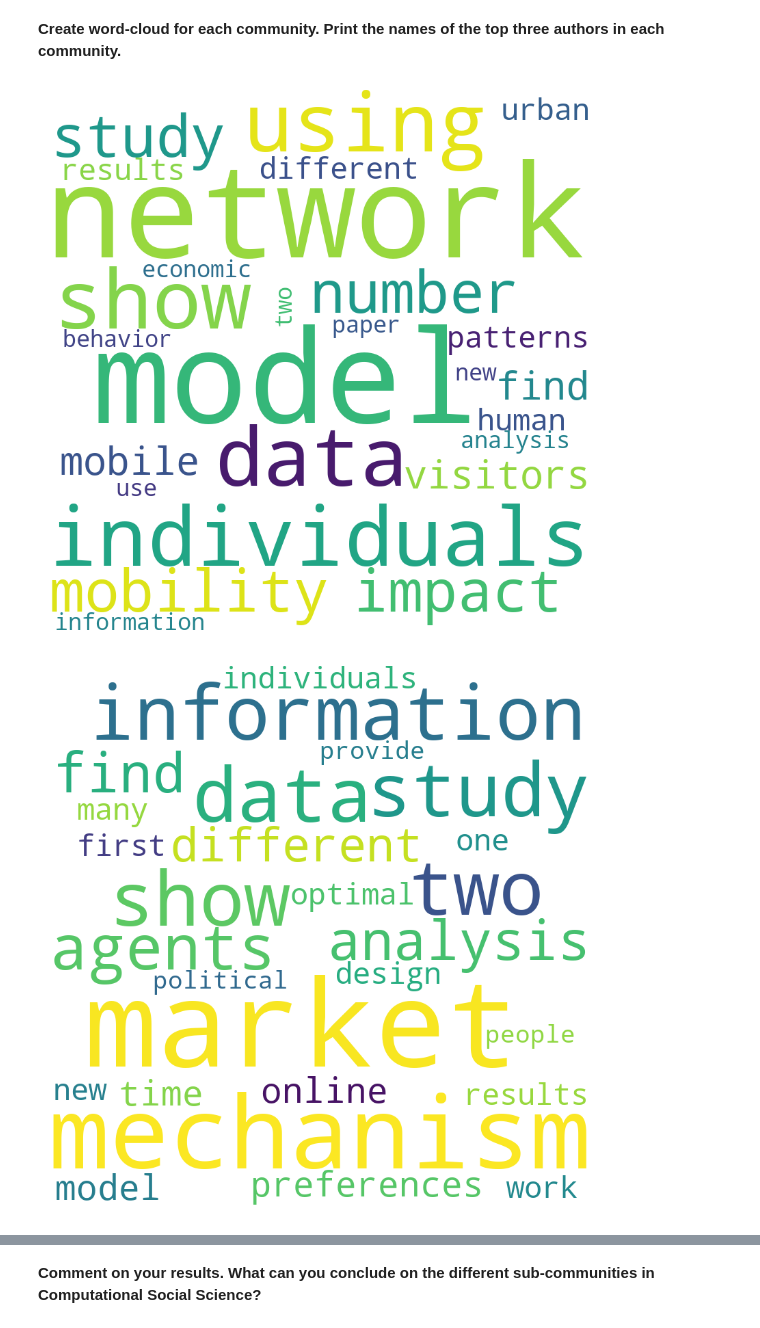
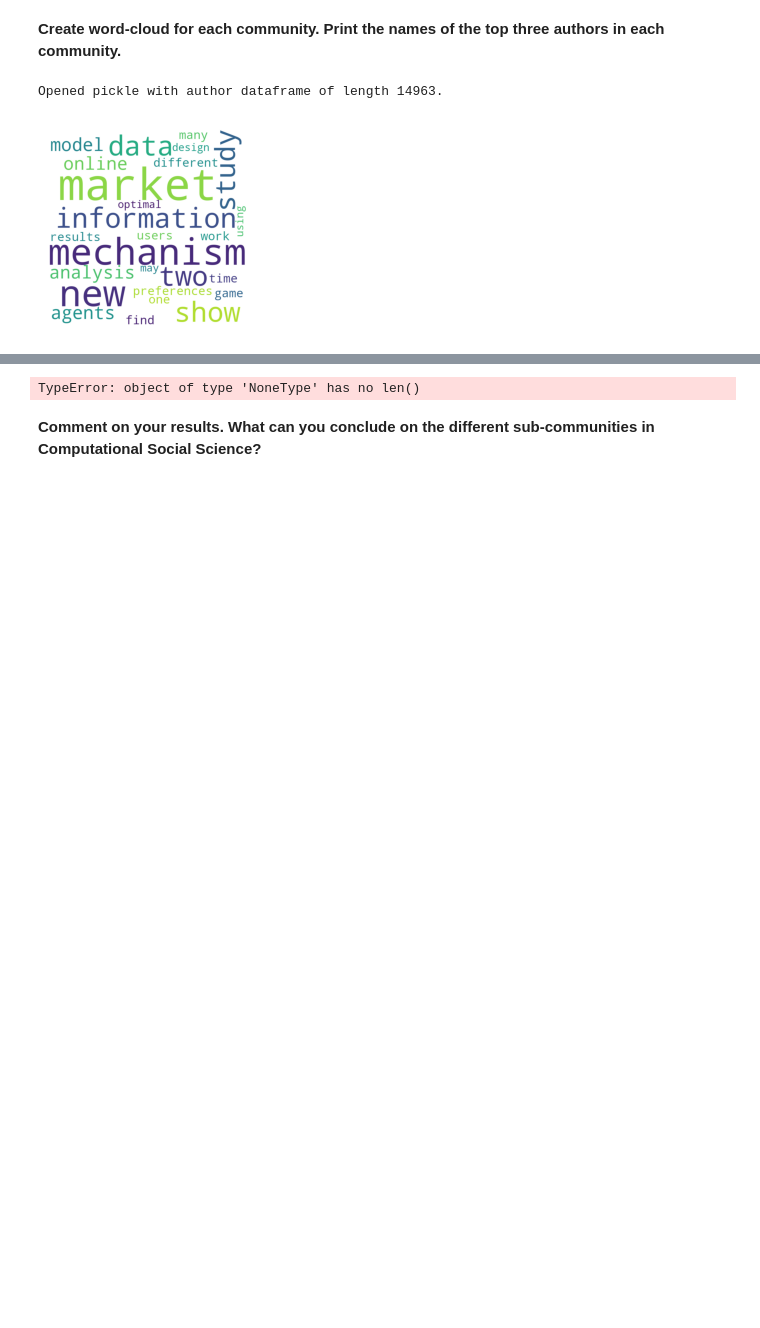
Before and after one commit to fridamariejoergensen/CSS_assignment2, a Jupyter notebook: Assignment2.ipynb, the cells around one changed output, grey strips where cells are left out. Cells and saved outputs as stored; diff of their text form; code cells hidden in the pictures; blank space fills up the shorter version.

```diff
--- a/Assignment2.ipynb
+++ b/Assignment2.ipynb
@@ -717,32 +762,43 @@ print(top_authors_by_community)
+# %%
+authors = loadPickles("pickles")
+# %% [output]
+Opened pickle with author dataframe of length 14963.
 # %%
 from wordcloud import WordCloud
 import matplotlib.pyplot as plt
 
 # Define a function to generate wordcloud
 def generate_wordcloud(data):
     wordcloud = WordCloud(width = 800, height = 800,
                 background_color ='white',
                 min_font_size = 10).generate(data)
-    plt.figure(figsize = (8, 8), facecolor = None)
+    plt.figure(figsize = (2,2), facecolor = None)
     plt.imshow(wordcloud)
     plt.axis("off")
     plt.tight_layout(pad = 0)
     plt.show()
 
 # Top 3 authors from 9 biggest communities
 largest_communities = df_community['Community'].value_counts().nlargest(9).index.tolist()
 
 
 # Generate wordcloud for each community
 for community in largest_communities:
     # Get the top 3 authors for the current community
     top_authors = top_authors_by_community.loc[top_authors_by_community['Community'] == community]['authorIds'].tolist()
     # Get the TF-IDF words for the current community
     tfidf_words = [word[0] for word in sorted(tfidf_scores[community].items(), key=lambda x: x[1], reverse=True)[:30]]
     # Combine the top 3 authors and top 50 words
     data = " ".join(top_authors) + " " + " ".join(tfidf_words)
     # Generate the wordcloud
     generate_wordcloud(data)
+
+    top_names = []
+    for i in range(len(authors)):
+        for j in top_authors:
+            if authors['authorId'][i] == j:
+                top_names.append(authors['name'][i])
+
+    print(top_names)
 # %% [output]
-[figure, old version]
+[figure, new version]
-[figure, removed]
@@ -756,2 +805,3 @@ for community in largest_communities:
+TypeError: object of type 'NoneType' has no len()
 # %% [markdown]
 **Comment on your results. What can you conclude on the different sub-communities in Computational Social Science?**
```
Also changed, not shown: parts of 10 cells of this notebook, 2 other files.
